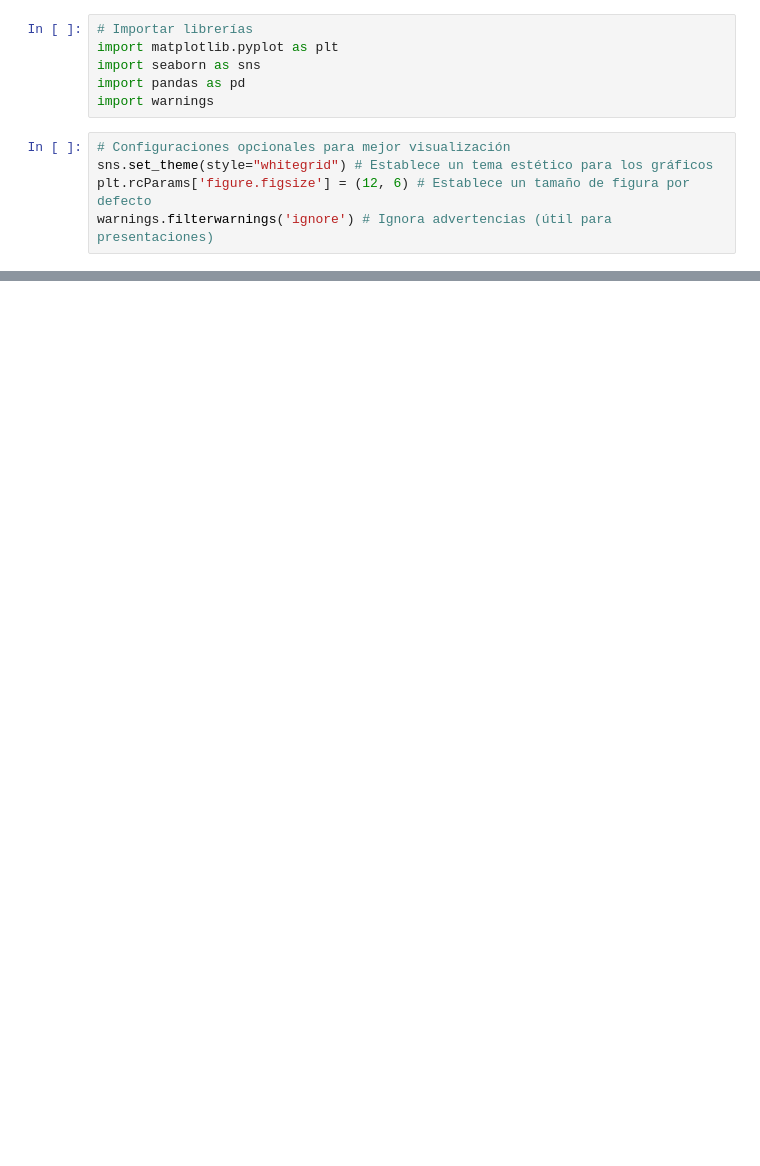
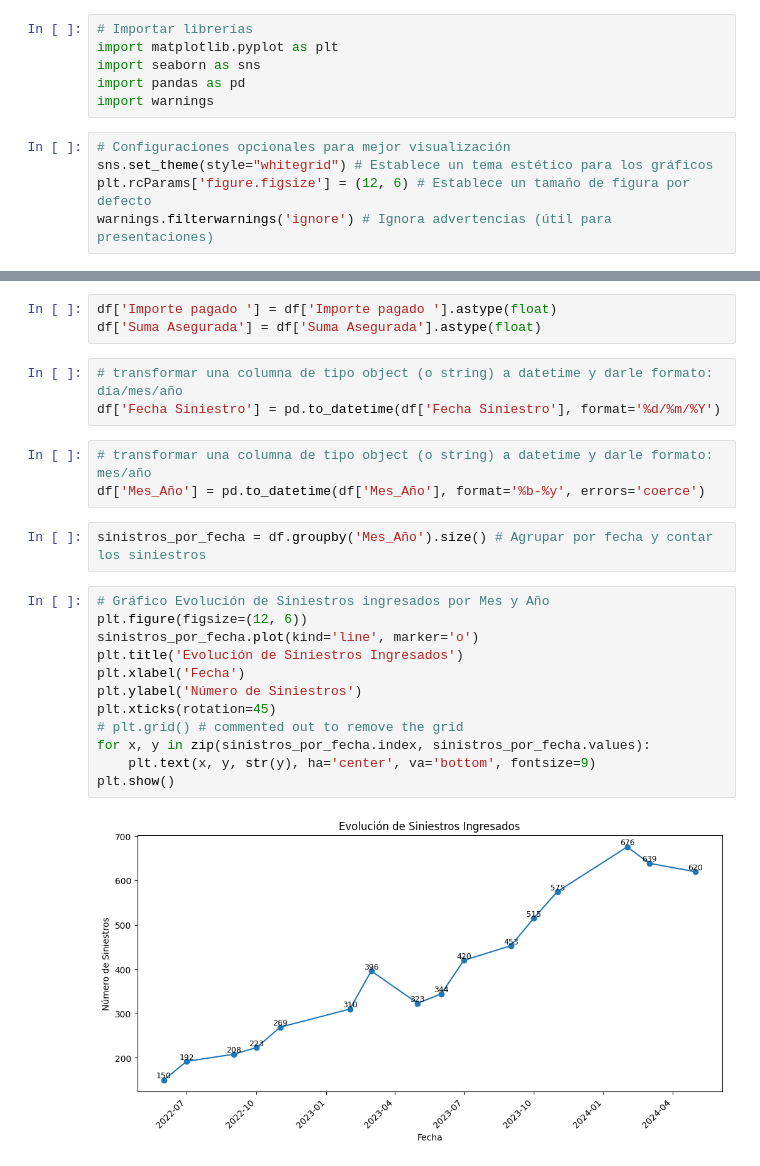
Before and after one commit to soledad-villarrubia/Data_Sciense_1, a Jupyter notebook: Proyecto_Final_CODERHOUSE.ipynb, the cells around one changed output, grey strips where cells are left out. Saved outputs shown, nothing was run; the diff lists cells and outputs as text; blank space fills up the shorter version.

```diff
--- a/Proyecto_Final_CODERHOUSE.ipynb
+++ b/Proyecto_Final_CODERHOUSE.ipynb
@@ -40,0 +93,25 @@ df.head()# Muestra las primeras 5 filas
+# %%
+df['Importe pagado '] = df['Importe pagado '].astype(float)
+df['Suma Asegurada'] = df['Suma Asegurada'].astype(float)
+# %%
+# transformar una columna de tipo object (o string) a datetime y darle formato: día/mes/año
+df['Fecha Siniestro'] = pd.to_datetime(df['Fecha Siniestro'], format='%d/%m/%Y')
+# %%
+# transformar una columna de tipo object (o string) a datetime y darle formato: mes/año
+df['Mes_Año'] = pd.to_datetime(df['Mes_Año'], format='%b-%y', errors='coerce')
+# %%
+sinistros_por_fecha = df.groupby('Mes_Año').size() # Agrupar por fecha y contar los siniestros
+# %%
+# Gráfico Evolución de Siniestros ingresados por Mes y Año
+plt.figure(figsize=(12, 6))
+sinistros_por_fecha.plot(kind='line', marker='o')
+plt.title('Evolución de Siniestros Ingresados')
+plt.xlabel('Fecha')
+plt.ylabel('Número de Siniestros')
+plt.xticks(rotation=45)
+# plt.grid() # commented out to remove the grid
+for x, y in zip(sinistros_por_fecha.index, sinistros_por_fecha.values):
+    plt.text(x, y, str(y), ha='center', va='bottom', fontsize=9)
+plt.show()
+# %% [output]
+[figure, added]
```
Also changed, not shown: parts of 5 cells of this notebook.
